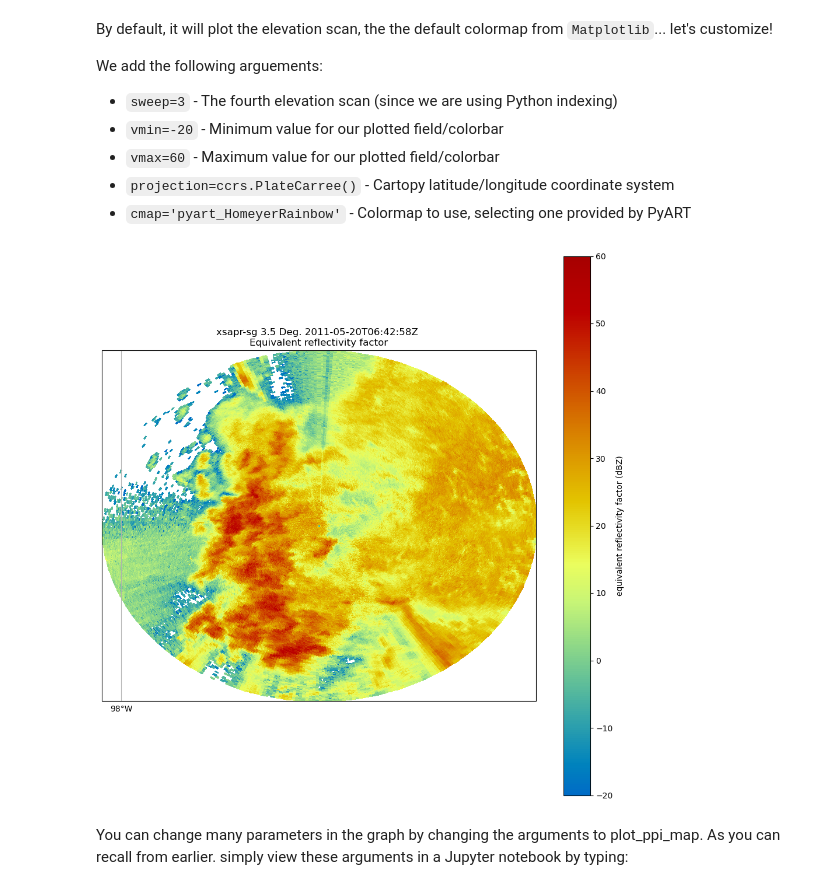
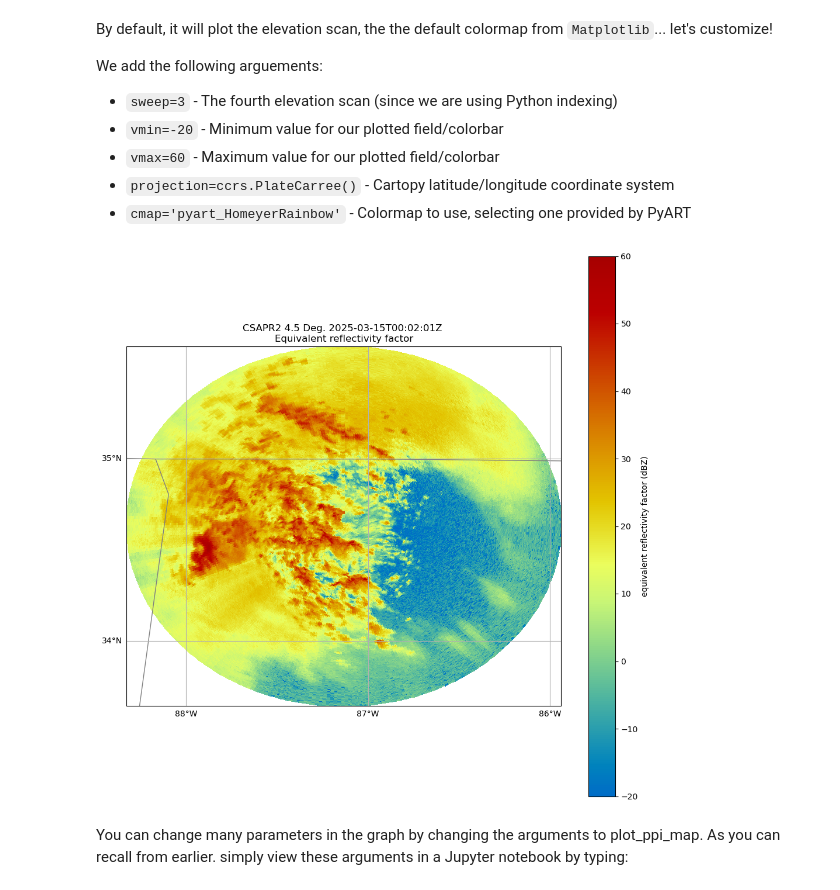
Before and after one commit to ARM-Development/arm-summer-school-2025, a Jupyter notebook: notebooks/pyart/pyart-basics.ipynb, the cells around one changed output. Saved outputs shown, nothing was run; the diff lists cells and outputs as text; code cells hidden in the pictures.

```diff
--- a/notebooks/pyart/pyart-basics.ipynb
+++ b/notebooks/pyart/pyart-basics.ipynb
@@ -111,7 +101,7 @@ Let's use a sample data file from `pyart` - which is [**cfradial** format](https
 
 When we read this in, we get a [`pyart.Radar` object](https://arm-doe.github.io/pyart/API/generated/pyart.core.Radar.html#pyart.core.Radar)!
 # %%
-file = get_test_data("swx_20120520_0641.nc")
+file = "/data/project/ARM_Summer_School_2025/radar/csapr2/ppi/bnfcsapr2cfrS3.a1.20250315.190050.nc"
 dt = xd.io.open_cfradial1_datatree(file)
 dt
 # %% [output]
@@ -304,17 +287,17 @@ We add the following arguements:
 # %%
 fig = plt.figure(figsize=[12, 12])
 display = pyart.graph.RadarMapDisplay(radar)
 display.plot_ppi_map(
-    "corrected_reflectivity_horizontal",
+    "uncorrected_reflectivity_h",
     sweep=3,
     vmin=-20,
     vmax=60,
     projection=ccrs.PlateCarree(),
     cmap="HomeyerRainbow",
 )
 plt.show()
 # %% [output]
-[figure, old version]
+[figure, new version]
 # %% [markdown]
 You can change many parameters in the graph by changing the arguments to plot_ppi_map. As you can recall from earlier. simply view these arguments in a Jupyter notebook by typing:
 # %%
```
Also changed, not shown: parts of 22 cells of this notebook, 2 other files.
